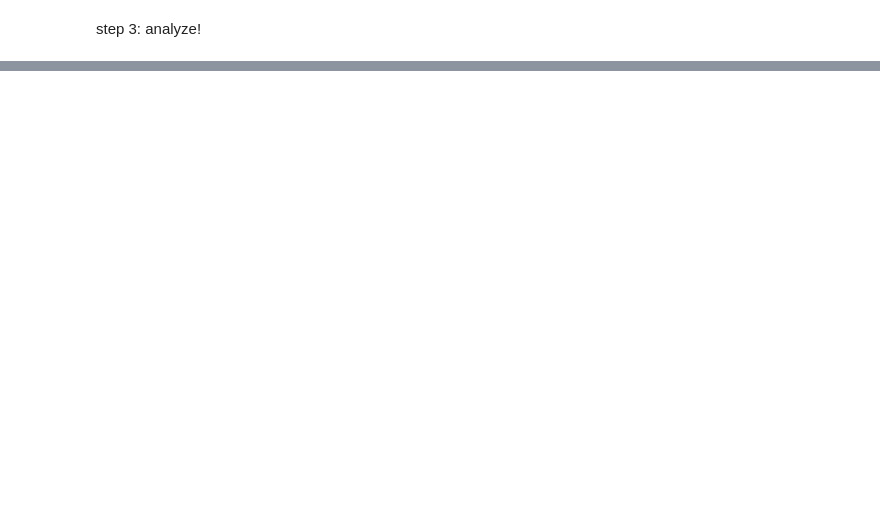
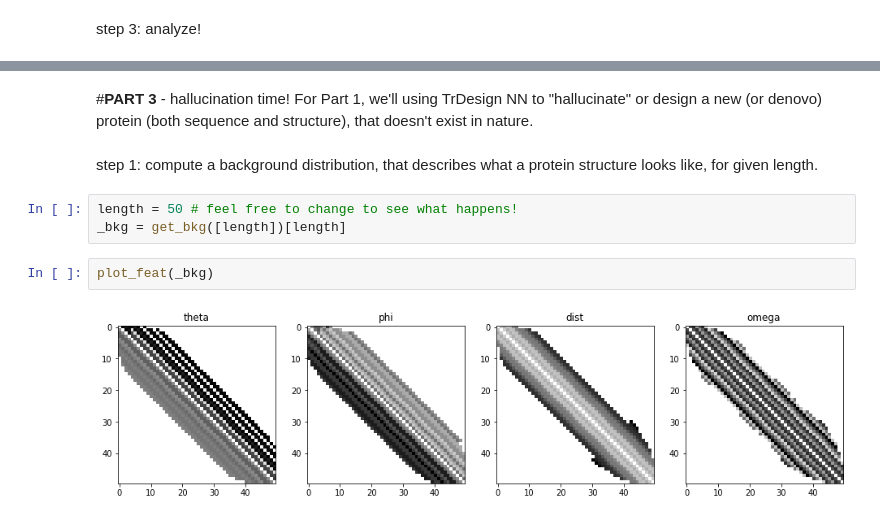
Before and after one commit to gjoni/trDesign, a Jupyter notebook: 02-GD/notebooks/TrDesign_GD_demo.ipynb, the cells around one changed output, grey strips where cells are left out. Saved outputs shown, nothing was run; the diff lists cells and outputs as text; blank space fills up the shorter version.

```diff
--- a/02-GD/notebooks/TrDesign_GD_demo.ipynb
+++ b/02-GD/notebooks/TrDesign_GD_demo.ipynb
@@ -299,3 +226,15 @@ N_to_AA(design["I"].argmax(-1)[:10])
 HTML(animate(design,do_ic=True))
 # %% [output]
 [interactive output not drawn]
+# %% [markdown]
+#**PART 3** - hallucination time!
+For Part 1, we'll using TrDesign NN to "hallucinate" or design a new (or denovo) protein (both sequence and structure), that doesn't exist in nature.
+# %% [markdown]
+step 1: compute a background distribution, that describes what a protein structure looks like, for given length.
+# %%
+length = 50 # feel free to change to see what happens!
+_bkg = get_bkg([length])[length]
+# %%
+plot_feat(_bkg)
+# %% [output]
+[figure, added]
```
Also changed, not shown: parts of 51 cells of this notebook.
